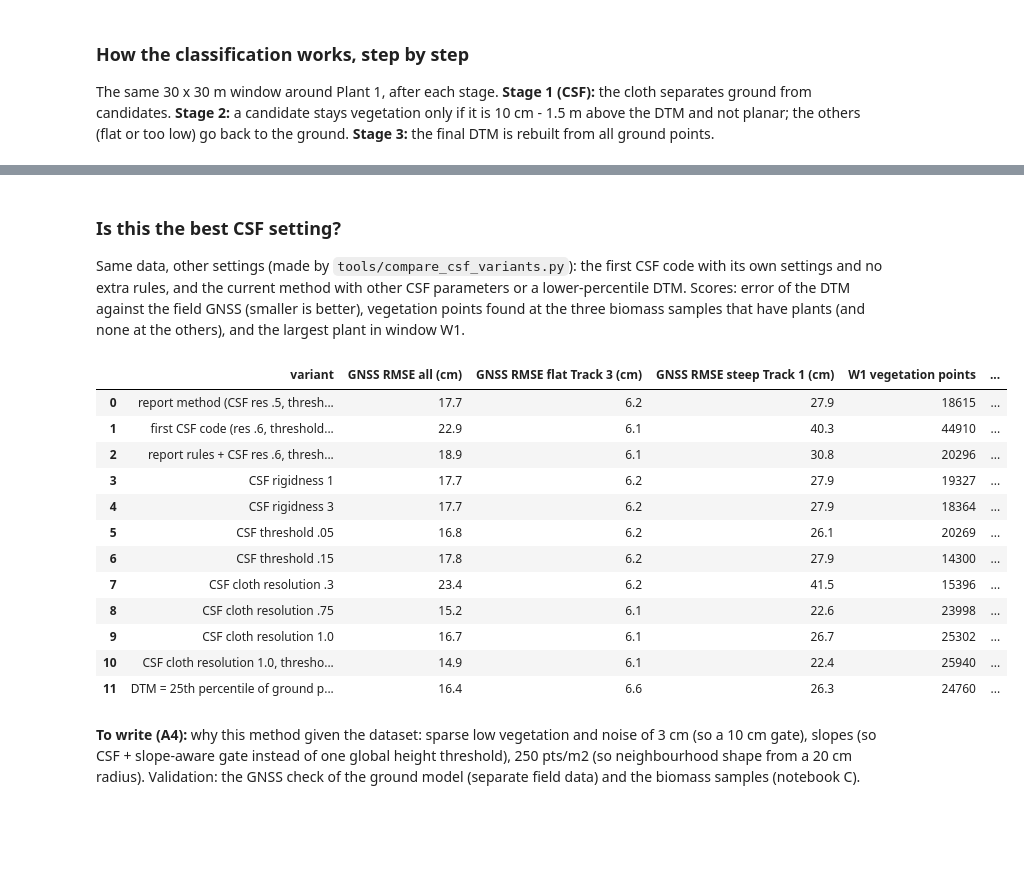
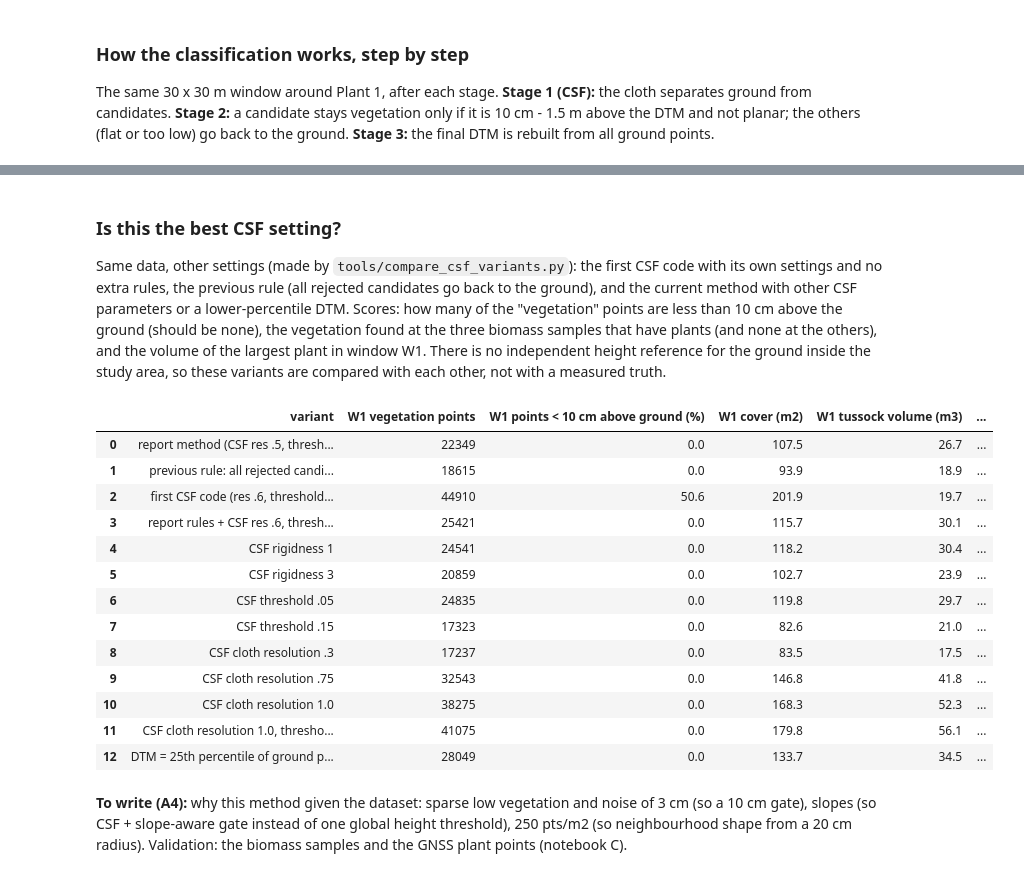
Before and after one commit to evpalli/zandmotor-biomass-pointclouds, a Jupyter notebook: notebooks/A_explore_vegetation.ipynb, the cells around one changed output, grey strips where cells are left out. Drawn from its saved outputs; the diff is of its cells as text; code cells hidden in the pictures; blank space fills up the shorter version.

```diff
--- a/notebooks/A_explore_vegetation.ipynb
+++ b/notebooks/A_explore_vegetation.ipynb
@@ -170,12 +170,14 @@ ax.set_xlabel("x (m)"); ax.set_ylabel("height NAP (m)"); ax.legend(markerscale=4
 ### How the classification works, step by step
 The same 30 x 30 m window around Plant 1, after each stage. **Stage 1 (CSF):** the cloth separates ground from candidates. **Stage 2:** a candidate stays vegetation only if it is 10 cm - 1.5 m above the DTM and not planar; the others (flat or too low) go back to the ground. **Stage 3:** the final DTM is rebuilt from all ground points.
 # %%
+FULL = H.separate(H.read_points(E), debug=True)                                   # whole study area, same run as all results
+DD = FULL["debug"]; CLF = np.zeros(len(DD["x"]), int); CLF[DD["cand"]] = 1; CLF[DD["veg"]] = 2
 def stage_window(x, y, hw=15):
-    bx = (x - hw, y - hw, x + hw, y + hw)
-    return bx, H.separate(H.read_points(E, box=bx), box=bx, debug=True)
-WIN = [stage_window(r.x, r.y) for r in top.itertuples()]                          # one window per example plant
+    m = (abs(DD["x"] - x) < hw) & (abs(DD["y"] - y) < hw)
+    return (x - hw, y - hw, x + hw, y + hw), {"debug": {"x": DD["x"][m], "y": DD["y"][m], "z": DD["z"][m], "_c": CLF[m]}, "dtm": FULL["dtm"], "grid_dtm": FULL["grid_dtm"]}
+WIN = [stage_window(r.x, r.y) for r in top.itertuples()]                          # one 30 m cut-out per example plant (from the full-area run)
 def classes(D):
-    c = np.zeros(len(D["x"]), int); c[D["cand"]] = 1; c[D["veg"]] = 2; return c   # 0 CSF ground, 1 rejected candidate, 2 vegetation
+    return D["_c"]                                                                # 0 CSF ground, 1 rejected candidate, 2 vegetation
 GROUND, REJ, VEG = "#c8a96e", "#e07b39", "#2a7f3f"
 bx, Rw = WIN[0]; D = Rw["debug"]; cl = classes(D); xc, yc = top.x[0], top.y[0]
 sel = np.random.default_rng(0).random(len(cl)) < min(1, 120000 / len(cl))           # plot a subset, enough to see the structure
@@ -235,11 +228,13 @@ The DTM follows the sharp tip of narrow plants (it takes plant points that CSF c
 # %%
 opts = [("median DTM (used)", {}, "k"), ("ground from around the plant", dict(mask_plants=.5), "#d62728"), ("narrow peaks removed (3 m)", dict(open_dtm=3.), "#1f77b4")]
+VAR = {}
 fig, axs = plt.subplots(1, 3, figsize=(13, 3.4)); rows = []
 for ax, r, (bx_, Rw_) in zip(axs, top.itertuples(), WIN):
     D_ = Rw_["debug"]; m = (abs(D_["y"] - r.y) < 0.3) & (abs(D_["x"] - r.x) < 5); ax.plot(D_["x"][m] - r.x, D_["z"][m], ".", c="#c8a96e", ms=2)
     xs = np.linspace(r.x - 5, r.x + 5, 200)
     for name, o, c in opts:
-        Rv = Rw_ if not o else H.separate(H.read_points(E, box=bx_), box=bx_, **o); Rv["epoch"] = E
+        if o and name not in VAR: VAR[name] = H.separate(H.read_points(E), **o)
+        Rv = VAR[name] if o else R[E]; Rv["epoch"] = E
         ax.plot(xs - r.x, H.sample(Rv["dtm"], Rv["grid_dtm"], xs, np.full_like(xs, r.y)), "-", c=c, lw=1.3, label=name)
         tv = H.tussocks(Rv, alpha=False); k = tv[np.hypot(tv.x - r.x, tv.y - r.y) < 1.5]
         rows.append({"plant": r.patch, "DTM": name, "max height (m)": k.h_max.max() if len(k) else np.nan, "column volume (m3)": k.vol_column.max() if len(k) else np.nan})
@@ -278,22 +272,23 @@ H.table(pd.DataFrame(rows).round(2), "A4_dtm_under_plants")
 # %% [markdown]
 ### Is this the best CSF setting?
-Same data, other settings (made by `tools/compare_csf_variants.py`): the first CSF code with its own settings and no extra rules, and the current method with other CSF parameters or a lower-percentile DTM. Scores: error of the DTM against the field GNSS (smaller is better), vegetation points found at the three biomass samples that have plants (and none at the others), and the largest plant in window W1.
+Same data, other settings (made by `tools/compare_csf_variants.py`): the first CSF code with its own settings and no extra rules, the previous rule (all rejected candidates go back to the ground), and the current method with other CSF parameters or a lower-percentile DTM. Scores: how many of the "vegetation" points are less than 10 cm above the ground (should be none), the vegetation found at the three biomass samples that have plants (and none at the others), and the volume of the largest plant in window W1. There is no independent height reference for the ground inside the study area, so these variants are compared with each other, not with a measured truth.
 # %%
 f = H.TAB_DIR / "A4_csf_variants.csv"
-pd.read_csv(f) if f.exists() else print("run: python tools/compare_csf_variants.py")
+pd.read_csv(f).drop(columns=[c for c in pd.read_csv(f).columns if "GNSS" in c]) if f.exists() else print("run: python tools/compare_csf_variants.py")
 # %% [output]
-|  | variant | GNSS RMSE all (cm) | GNSS RMSE flat Track 3 (cm) | GNSS RMSE steep Track 1 (cm) | W1 vegetation points | ... |
-| 0 | report method (CSF res .5, thresh... | 17.7 | 6.2 | 27.9 | 18615 | ... |
-| 1 | first CSF code (res .6, threshold... | 22.9 | 6.1 | 40.3 | 44910 | ... |
-| 2 | report rules + CSF res .6, thresh... | 18.9 | 6.1 | 30.8 | 20296 | ... |
-| 3 | CSF rigidness 1 | 17.7 | 6.2 | 27.9 | 19327 | ... |
-| 4 | CSF rigidness 3 | 17.7 | 6.2 | 27.9 | 18364 | ... |
-| 5 | CSF threshold .05 | 16.8 | 6.2 | 26.1 | 20269 | ... |
-| 6 | CSF threshold .15 | 17.8 | 6.2 | 27.9 | 14300 | ... |
-| 7 | CSF cloth resolution .3 | 23.4 | 6.2 | 41.5 | 15396 | ... |
-| 8 | CSF cloth resolution .75 | 15.2 | 6.1 | 22.6 | 23998 | ... |
-| 9 | CSF cloth resolution 1.0 | 16.7 | 6.1 | 26.7 | 25302 | ... |
-| 10 | CSF cloth resolution 1.0, thresho... | 14.9 | 6.1 | 22.4 | 25940 | ... |
-| 11 | DTM = 25th percentile of ground p... | 16.4 | 6.6 | 26.3 | 24760 | ... |
+|  | variant | W1 vegetation points | W1 points < 10 cm above ground (%) | W1 cover (m2) | W1 tussock volume (m3) | ... |
+| 0 | report method (CSF res .5, thresh... | 22349 | 0.0 | 107.5 | 26.7 | ... |
+| 1 | previous rule: all rejected candi... | 18615 | 0.0 | 93.9 | 18.9 | ... |
+| 2 | first CSF code (res .6, threshold... | 44910 | 50.6 | 201.9 | 19.7 | ... |
+| 3 | report rules + CSF res .6, thresh... | 25421 | 0.0 | 115.7 | 30.1 | ... |
+| 4 | CSF rigidness 1 | 24541 | 0.0 | 118.2 | 30.4 | ... |
+| 5 | CSF rigidness 3 | 20859 | 0.0 | 102.7 | 23.9 | ... |
+| 6 | CSF threshold .05 | 24835 | 0.0 | 119.8 | 29.7 | ... |
+| 7 | CSF threshold .15 | 17323 | 0.0 | 82.6 | 21.0 | ... |
+| 8 | CSF cloth resolution .3 | 17237 | 0.0 | 83.5 | 17.5 | ... |
+| 9 | CSF cloth resolution .75 | 32543 | 0.0 | 146.8 | 41.8 | ... |
+| 10 | CSF cloth resolution 1.0 | 38275 | 0.0 | 168.3 | 52.3 | ... |
+| 11 | CSF cloth resolution 1.0, thresho... | 41075 | 0.0 | 179.8 | 56.1 | ... |
+| 12 | DTM = 25th percentile of ground p... | 28049 | 0.0 | 133.7 | 34.5 | ... |
 # %% [markdown]
-**To write (A4):** why this method given the dataset: sparse low vegetation and noise of 3 cm (so a 10 cm gate), slopes (so CSF + slope-aware gate instead of one global height threshold), 250 pts/m2 (so neighbourhood shape from a 20 cm radius). Validation: the GNSS check of the ground model (separate field data) and the biomass samples (notebook C).
+**To write (A4):** why this method given the dataset: sparse low vegetation and noise of 3 cm (so a 10 cm gate), slopes (so CSF + slope-aware gate instead of one global height threshold), 250 pts/m2 (so neighbourhood shape from a 20 cm radius). Validation: the biomass samples and the GNSS plant points (notebook C).
```
Also changed, not shown: parts of 10 cells of this notebook, 39 other files.
